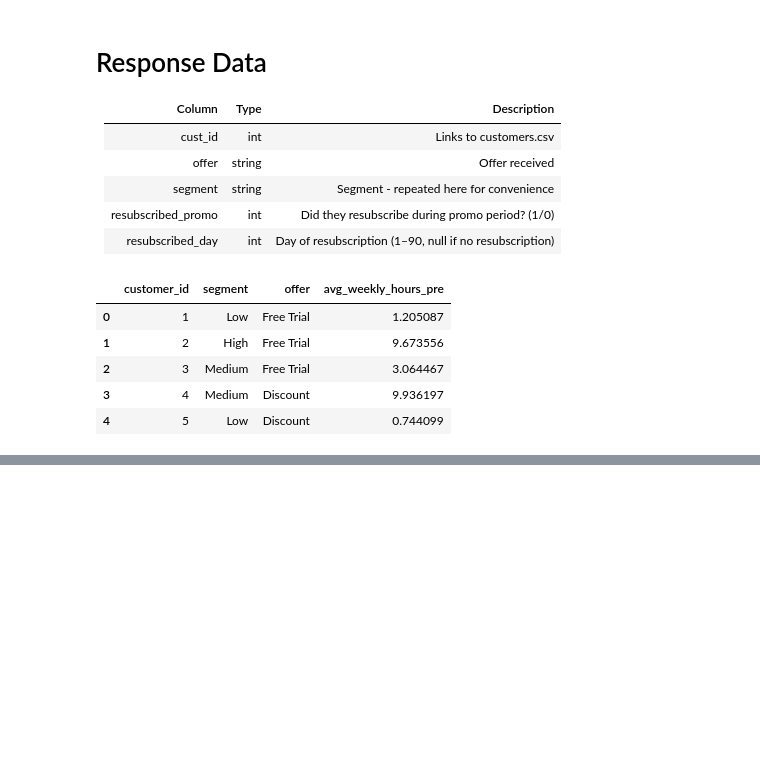
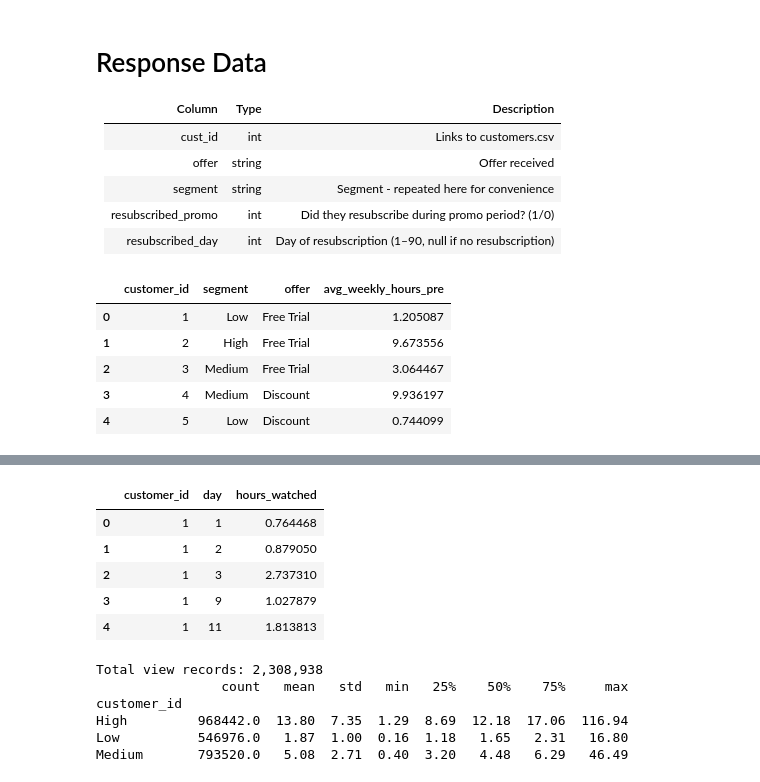
Before and after one commit to DivyaSharma0795/streaming-campaign-measurement, a Jupyter notebook: notebooks/01_DataSimulation.ipynb, the cells around one changed output, grey strips where cells are left out. Drawn from its saved outputs; the diff is of its cells as text; code cells hidden in the pictures; blank space fills up the shorter version.

```diff
--- a/notebooks/01_DataSimulation.ipynb
+++ b/notebooks/01_DataSimulation.ipynb
@@ -247,0 +302,50 @@ responses_df.to_csv('../data/raw/responses.csv', index=False)
+# %%
+# Define segment-level parameters
+watch_probs = {
+    'Low': 0.15,
+    'Medium': 0.35,
+    'High': 0.60
+}
+
+lognormal_params = {
+    'Low': (0.5, 0.5),
+    'Medium': (1.5, 0.5),
+    'High': (2.5, 0.5)
+}
+
+views_data = []
+
+for _, row in base_df.iterrows():
+    cust_id = row['customer_id']
+    segment = row['segment']
+    mean, sigma = lognormal_params[segment]
+
+    for day in range(1, 91):
+        watched = np.random.binomial(1, watch_probs[segment])
+        if watched:
+            hours = np.random.lognormal(mean, sigma)
+            views_data.append((cust_id, day, hours))
+
+# Create final dataframe
+views_df = pd.DataFrame(views_data, columns=['customer_id', 'day', 'hours_watched'])
+
+views_df.head()
+# %% [output]
+|  | customer_id | day | hours_watched |
+| 0 | 1 | 1 | 0.764468 |
+| 1 | 1 | 2 | 0.879050 |
+| 2 | 1 | 3 | 2.737310 |
+| 3 | 1 | 9 | 1.027879 |
+| 4 | 1 | 11 | 1.813813 |
+# %%
+print(f"Total view records: {len(views_df):,}")
+print(views_df.groupby(
+    views_df['customer_id'].map(base_df.set_index('customer_id')['segment'])
+)['hours_watched'].describe().round(2))
+# %% [output]
+Total view records: 2,308,938
+                count   mean   std   min   25%    50%    75%     max
+customer_id
+High         968442.0  13.80  7.35  1.29  8.69  12.18  17.06  116.94
+Low          546976.0   1.87  1.00  0.16  1.18   1.65   2.31   16.80
+Medium       793520.0   5.08  2.71  0.40  3.20   4.48   6.29   46.49
```
Also changed, not shown: parts of 12 cells of this notebook, 2 other files.
